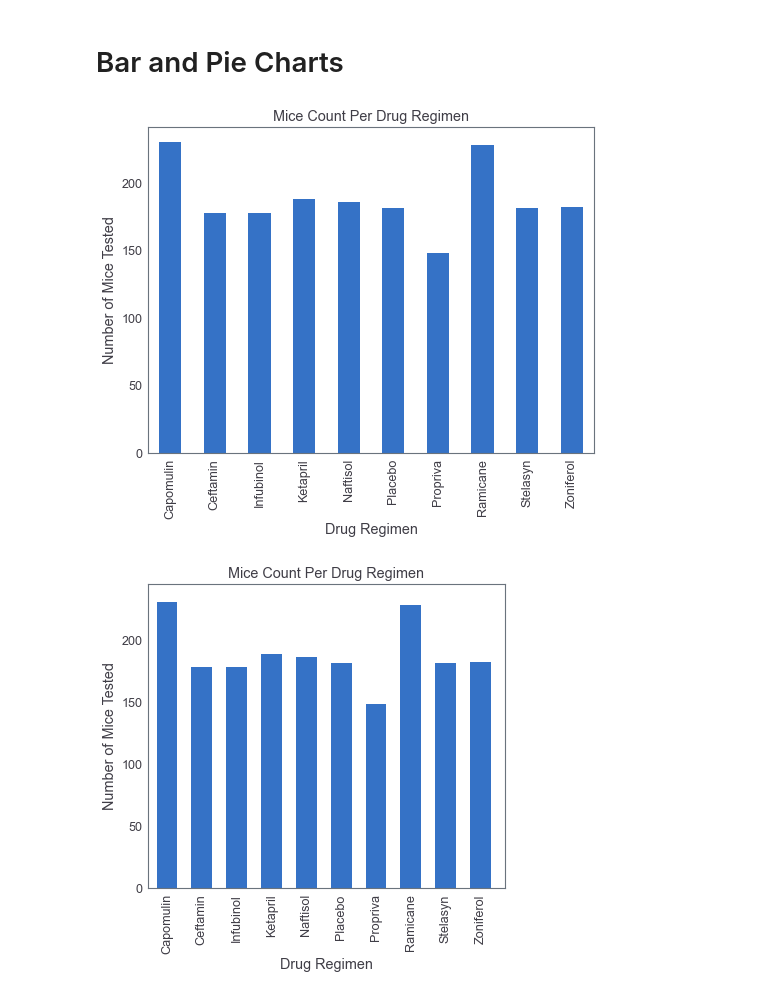
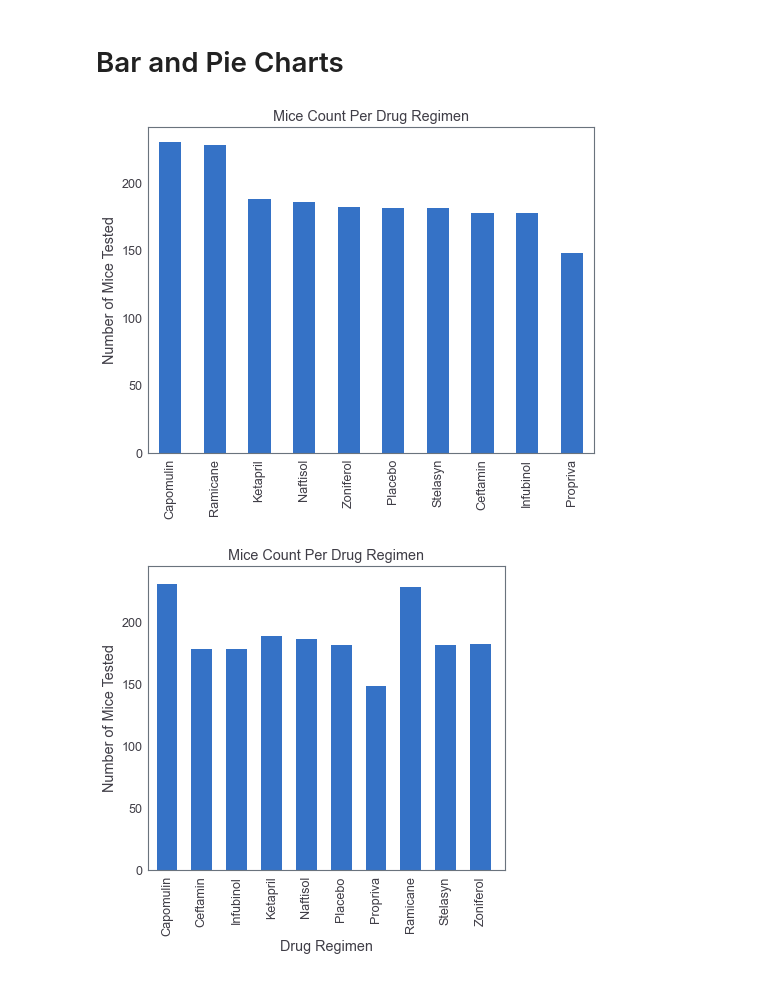
Before and after one commit to itsy24/Pymaceuticals, a Jupyter notebook: Pymaceuticals Inc..ipynb, the cells around one changed output. Cells and saved outputs as stored; diff of their text form; code cells hidden in the pictures.

```diff
--- a/Pymaceuticals Inc..ipynb
+++ b/Pymaceuticals Inc..ipynb
@@ -148,16 +148,16 @@ drug_stats
 # %%
 # Generate a bar plot showing the total number of timepoints for all mice tested for each drug regimen using Pandas.
 
-#Group the df by drug regimen, take the count, and filter it to the Mouse ID index
-drug_mice = mice_data.groupby(['Drug Regimen']).count()['Mouse ID']
+#Get the counts of each mice/drug
+drug_mice = mice_data['Drug Regimen'].value_counts()
 #Create bar graph to plot the df created above
 fig1 = drug_mice.plot(kind = 'bar', figsize = (8,6), title = "Mice Count Per Drug Regimen")
 #Set a y axis label
 fig1.set(ylabel = 'Number of Mice Tested')
 #hide the gridlines
 fig1.grid()
 # %% [output]
-[figure, old version]
+[figure, new version]
 # %%
 # Generate a bar plot showing the total number of timepoints for all mice tested for each drug regimen using pyplot.
 
```
Also changed, not shown: parts of 4 cells of this notebook.
